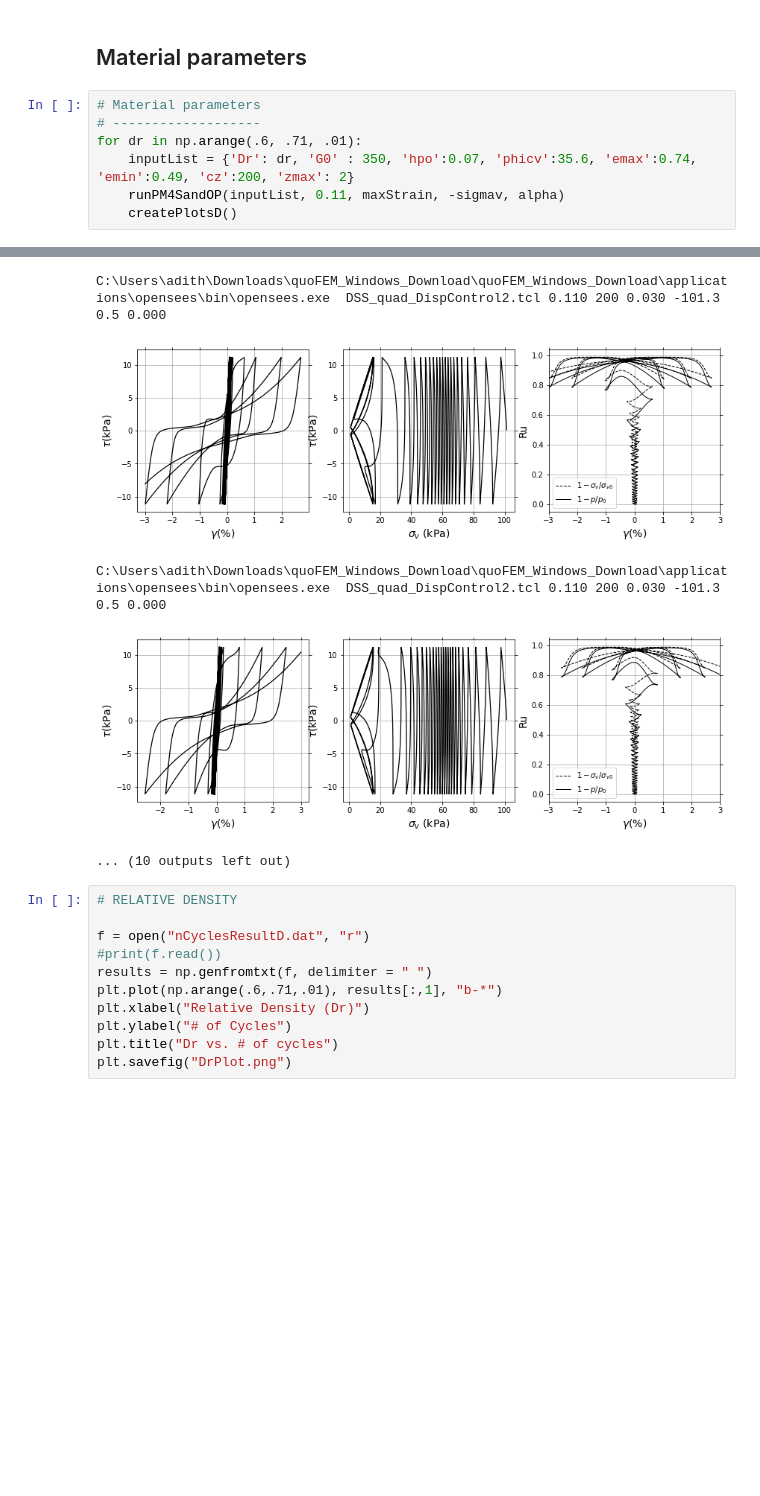
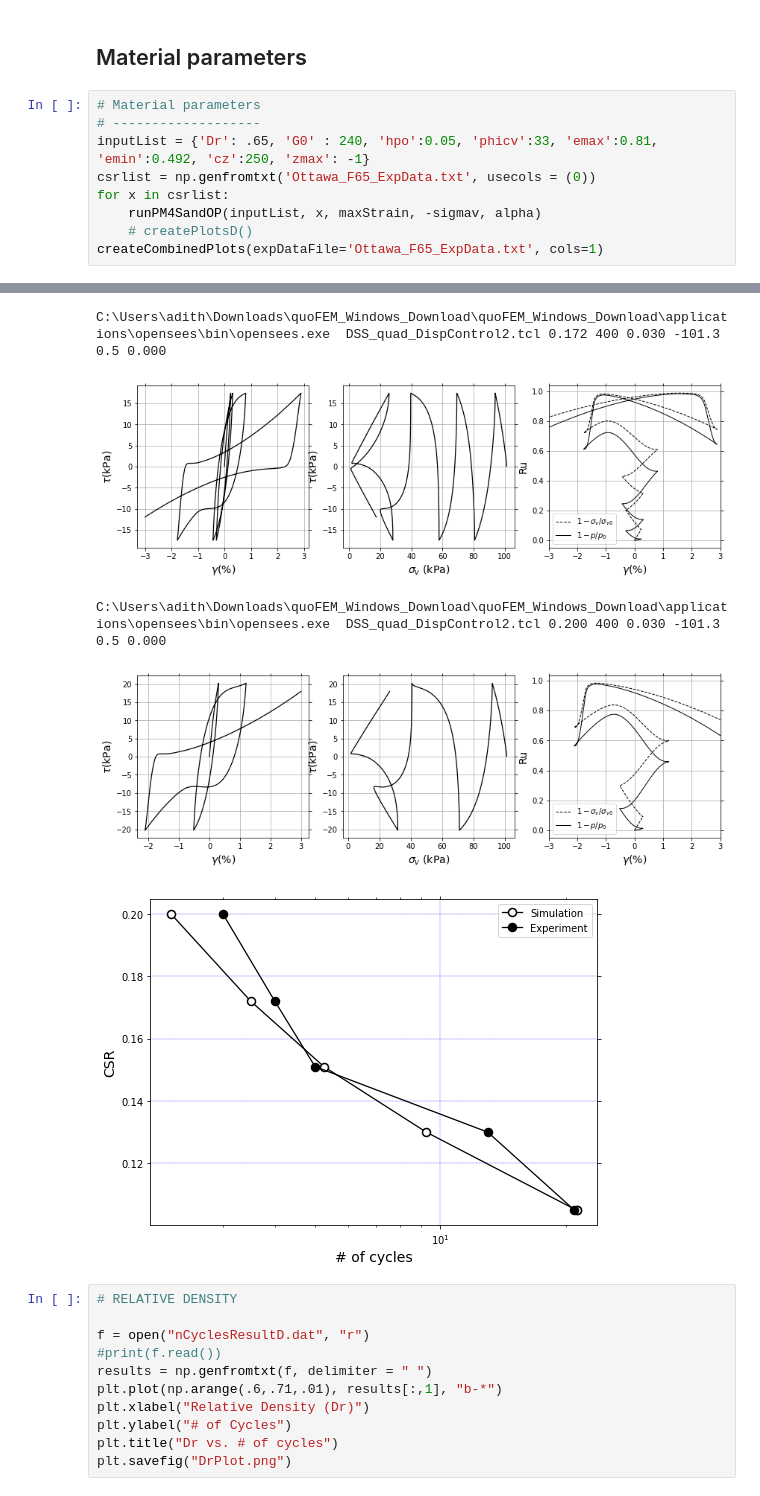
Before and after one commit to nair-164/MultipleCases, a Jupyter notebook: Main/CSS-OPenSees-MultipleCases-20210609T144222Z-001/CSS-OPenSees-MultipleCases/CSS-OPDriver-LEAP2020.ipynb, the cells around one changed output, grey strips where cells are left out. Saved outputs shown, nothing was run; the diff lists cells and outputs as text; blank space fills up the shorter version.

```diff
--- a/Main/CSS-OPenSees-MultipleCases-20210609T144222Z-001/CSS-OPenSees-MultipleCases/CSS-OPDriver-LEAP2020.ipynb
+++ b/Main/CSS-OPenSees-MultipleCases-20210609T144222Z-001/CSS-OPenSees-MultipleCases/CSS-OPDriver-LEAP2020.ipynb
@@ -25,8 +25,10 @@ alpha = 0.0       # Initial off-center shear stress ratio
 # %%
 # Material parameters
 # -------------------
-for dr in np.arange(.6, .71, .01):
-    inputList = {'Dr': dr, 'G0' : 350, 'hpo':0.07, 'phicv':35.6, 'emax':0.74, 'emin':0.49, 'cz':200, 'zmax': 2}
-    runPM4SandOP(inputList, 0.11, maxStrain, -sigmav, alpha)
-    createPlotsD()
+inputList = {'Dr': .65, 'G0' : 240, 'hpo':0.05, 'phicv':33, 'emax':0.81, 'emin':0.492, 'cz':250, 'zmax': -1}
+csrlist = np.genfromtxt('Ottawa_F65_ExpData.txt', usecols = (0))
+for x in csrlist:
+    runPM4SandOP(inputList, x, maxStrain, -sigmav, alpha)
+    # createPlotsD()
+createCombinedPlots(expDataFile='Ottawa_F65_ExpData.txt', cols=1)
 # %% [output]
@@ -41,8 +43,8 @@ C:\Users\adith\Downloads\quoFEM_Windows_Download\quoFEM_Windows_Download\applica
-C:\Users\adith\Downloads\quoFEM_Windows_Download\quoFEM_Windows_Download\applications\opensees\bin\opensees.exe  DSS_quad_DispControl2.tcl 0.110 200 0.030 -101.3 0.5 0.000
+C:\Users\adith\Downloads\quoFEM_Windows_Download\quoFEM_Windows_Download\applications\opensees\bin\opensees.exe  DSS_quad_DispControl2.tcl 0.172 400 0.030 -101.3 0.5 0.000
-[figure, old version]
+[figure, new version]
-C:\Users\adith\Downloads\quoFEM_Windows_Download\quoFEM_Windows_Download\applications\opensees\bin\opensees.exe  DSS_quad_DispControl2.tcl 0.110 200 0.030 -101.3 0.5 0.000
+C:\Users\adith\Downloads\quoFEM_Windows_Download\quoFEM_Windows_Download\applications\opensees\bin\opensees.exe  DSS_quad_DispControl2.tcl 0.200 400 0.030 -101.3 0.5 0.000
-[figure, old version]
+[figure, new version]
-... (10 outputs left out)
+[figure, added]
 # %%
 # RELATIVE DENSITY
 
```
Also changed, not shown: parts of 2 cells of this notebook, 24 other files.
